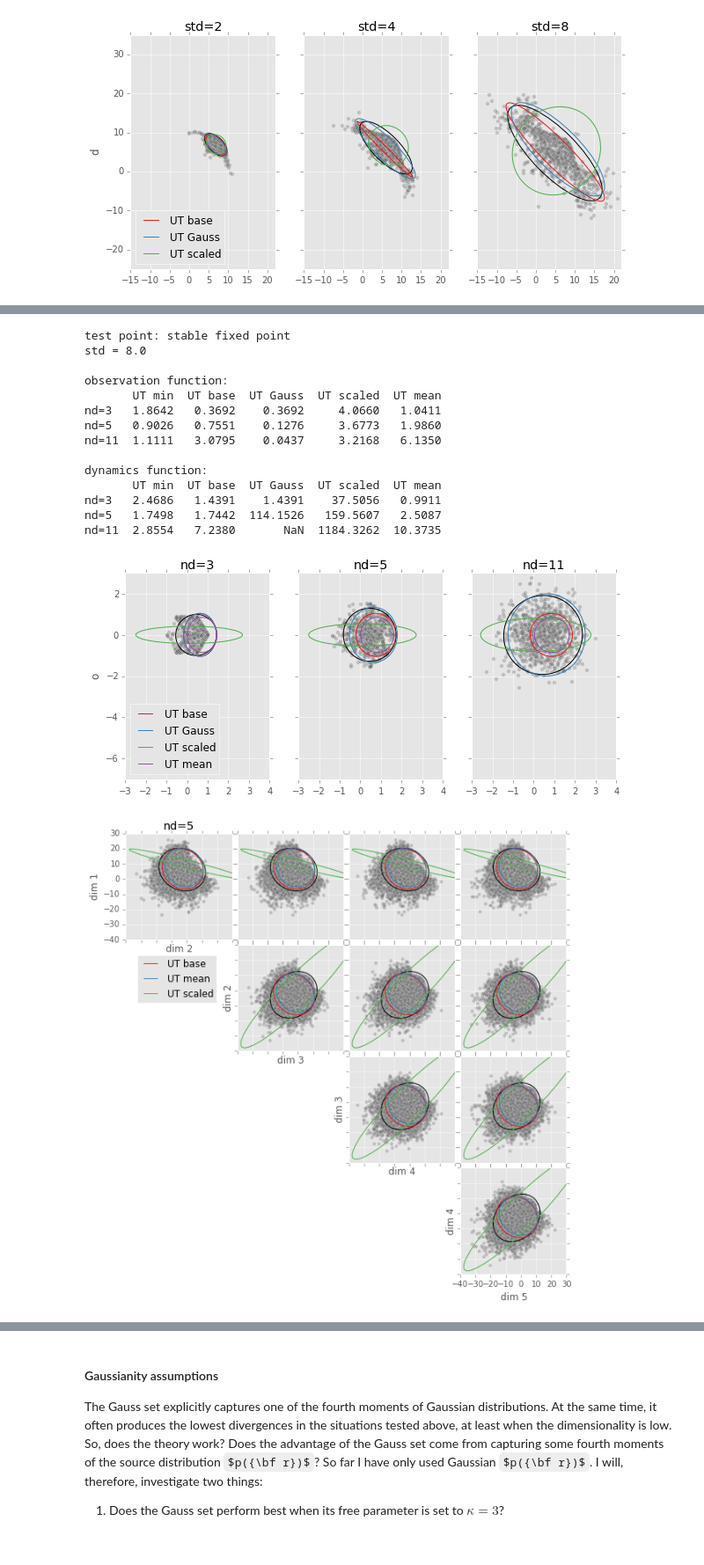
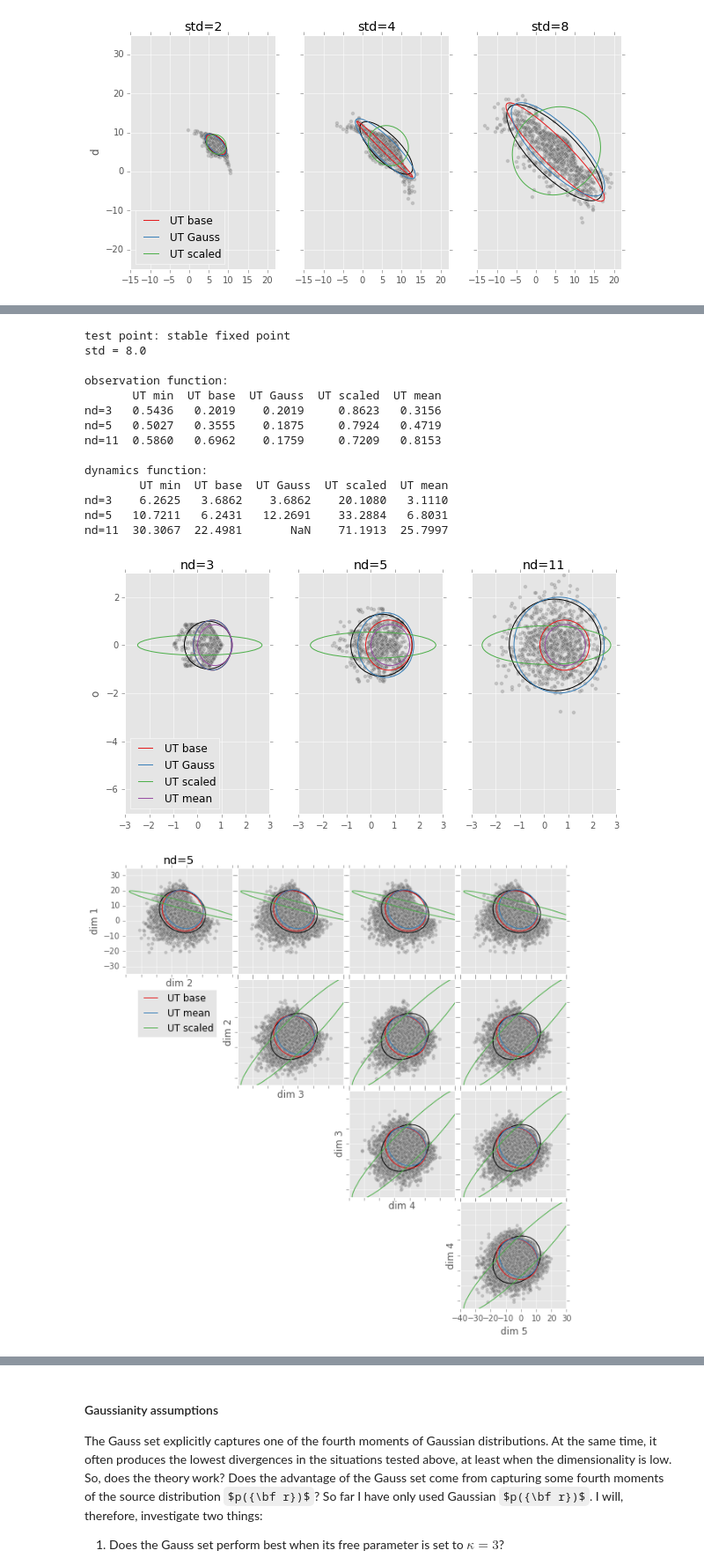
Before and after one commit to sbitzer/UKF-exposed, a Jupyter notebook: UKF.ipynb, the cells around one changed output, grey strips where cells are left out. Shown at 88% size. Drawn from its saved outputs; the diff is of its cells as text; code cells hidden in the pictures; some formulas as TeX source; blank space fills up the shorter version.

```diff
--- a/UKF.ipynb
+++ b/UKF.ipynb
@@ -1048,11 +1028,11 @@ I will use an exponential increase in the number of samples and will repeat each
 # %%
 nsample = 10 ** np.arange(1, 6)
 nrep = 20
-KLs = np.zeros((nrep, nsample.size))
+Dis = np.zeros((nrep, nsample.size))
 for i in range(nsample.size):
     for rep in range(nrep):
         meantr, covtr, _ = naiveSamplingEstimate(mean, cov, lambda x: x, nsample[i])
-        KLs[rep, i] = KLGauss(mean, cov, meantr, covtr)
+        Dis[rep, i] = WassDist(mean, cov, meantr, covtr)
 # %% [markdown]
 Here is a plot of the relationship between $D_{KL}$ and the number of samples.
 # %%
@@ -1288,7 +1270,7 @@ I can compute the UT approximations as before:
 # %%
 meanUT = np.zeros((bam.nd, num, nut, 2))
 covUT = np.zeros((bam.nd, bam.nd, num, nut, 2))
-KLs = np.zeros((num, nut, 2))
+Dis = np.zeros((num, nut, 2))
 for uti, ut in enumerate(UTs):
     for i in range(num):
         C = stdsr[i]**2 * np.eye(bam.nd)
@@ -1296,10 +1278,10 @@ for uti, ut in enumerate(UTs):
             ut.performUT(Z[:, testp], C, bam.obsfun)
         meanUT[:, i, uti, 1], covUT[:, :, i, uti, 1] = \
             ut.performUT(Z[:, testp], C, dynfun)
-        KLs[i, uti, 0] = KLGauss(meantrue[:, i, 0], covtrue[:, :, i, 0],
-                                 meanUT[:, i, uti, 0], covUT[:, :, i, uti, 0])
-        KLs[i, uti, 1] = KLGauss(meantrue[:, i, 1], covtrue[:, :, i, 1],
-                                 meanUT[:, i, uti, 1], covUT[:, :, i, uti, 1])
+        Dis[i, uti, 0] = WassDist(meantrue[:, i, 0], covtrue[:, :, i, 0],
+                                  meanUT[:, i, uti, 0], covUT[:, :, i, uti, 0])
+        Dis[i, uti, 1] = WassDist(meantrue[:, i, 1], covtrue[:, :, i, 1],
+                                  meanUT[:, i, uti, 1], covUT[:, :, i, uti, 1])
 # %% [markdown]
 leading to the following divergences for the observation function:
 # %%
@@ -1364,7 +1346,7 @@ for i in range(num):
 
 meanUT = np.zeros((bam.nd, num, nut, 2))
 covUT = np.zeros((bam.nd, bam.nd, num, nut, 2))
-KLs = np.zeros((num, nut, 2))
+Dis = np.zeros((num, nut, 2))
 for uti, ut in enumerate(UTs):
     for i in range(num):
         C = stdsr[i]**2 * np.eye(bam.nd)
@@ -1372,16 +1354,16 @@ for uti, ut in enumerate(UTs):
             ut.performUT(Z[:, testp], C, bam.obsfun)
         meanUT[:, i, uti, 1], covUT[:, :, i, uti, 1] = \
             ut.performUT(Z[:, testp], C, dynfun)
-        KLs[i, uti, 0] = KLGauss(meantrue[:, i, 0], covtrue[:, :, i, 0],
-                                 meanUT[:, i, uti, 0], covUT[:, :, i, uti, 0])
-        KLs[i, uti, 1] = KLGauss(meantrue[:, i, 1], covtrue[:, :, i, 1],
-                                 meanUT[:, i, uti, 1], covUT[:, :, i, uti, 1])
+        Dis[i, uti, 0] = WassDist(meantrue[:, i, 0], covtrue[:, :, i, 0],
+                                  meanUT[:, i, uti, 0], covUT[:, :, i, uti, 0])
+        Dis[i, uti, 1] = WassDist(meantrue[:, i, 1], covtrue[:, :, i, 1],
+                                  meanUT[:, i, uti, 1], covUT[:, :, i, uti, 1])
 
 print 'observation function:'
-print pandas.DataFrame(KLs[:, :, 0], stdlabels, utlabels).to_string()
+print pandas.DataFrame(Dis[:, :, 0], stdlabels, utlabels).to_string()
 print ''
 print 'dynamics function:'
-print pandas.DataFrame(KLs[:, :, 1], stdlabels, utlabels).to_string()
+print pandas.DataFrame(Dis[:, :, 1], stdlabels, utlabels).to_string()
 
 ax = aux.plotSamples(Strue[:, :, :, :],
                      meantrue[:, :, :], covtrue[:, :, :, :],
@@ -1445,7 +1427,7 @@ meanUTobs = np.zeros((bam.nD, num, nut))
 covUTobs = np.zeros((bam.nD, bam.nD, num, nut))
 meanUTdyn = []
 covUTdyn = []
-KLs = np.zeros((num, nut, 2))
+Dis = np.zeros((num, nut, 2))
 Z = []
 C = []
 for ndi, nd in enumerate(nds):
@@ -1480,50 +1462,50 @@ for ndi, nd in enumerate(nds):
                                                                         bam.obsfun)
         mtUT[:, uti], ctUT[:, :, uti] = ut.performUT(Z[ndi], C[ndi], dynfun)
 
-        KLs[ndi, uti, 0] = KLGauss(meantrueobs[:, ndi], covtrueobs[:, :, ndi],
-                                 meanUTobs[:, ndi, uti], covUTobs[:, :, ndi, uti])
-        KLs[ndi, uti, 1] = KLGauss(mt, ct, mtUT[:, uti], ctUT[:, :, uti])
+        Dis[ndi, uti, 0] = WassDist(meantrueobs[:, ndi], covtrueobs[:, :, ndi],
+                                    meanUTobs[:, ndi, uti], covUTobs[:, :, ndi, uti])
+        Dis[ndi, uti, 1] = WassDist(mt, ct, mtUT[:, uti], ctUT[:, :, uti])
 
     meanUTdyn.append(mtUT)
     covUTdyn.append(ctUT)
 
 ndlabels = ['nd=%d' %(y, ) for y in nds]
 
 print 'observation function:'
-print pandas.DataFrame(KLs[:, :, 0], ndlabels, utlabels).to_string()
+print pandas.DataFrame(Dis[:, :, 0], ndlabels, utlabels).to_string()
 ax = aux.plotSamples(Strueobs,
                      meantrueobs, covtrueobs,
                      meanUT=meanUTobs[:, :, 1:], covUT=covUTobs[:, :, :, 1:],
                      titles=ndlabels, ylabels=funlabels[0],
                      utlabels=utlabels[1:])
 ax[0, 0].set_ylim([-7, 3]);
 
 print '\ndynamics function:'
-print pandas.DataFrame(KLs[:, :, 1], ndlabels, utlabels).to_string()
+print pandas.DataFrame(Dis[:, :, 1], ndlabels, utlabels).to_string()
 
 ndi = 1
 utinds = np.array([1, 4, 3])
 utl = [utlabels[i] for i in utinds]
 axes = aux.plotHDSamples(Struedyn[ndi], meantruedyn[ndi], covtruedyn[ndi],
                   title=ndlabels[ndi], meanUT=meanUTdyn[ndi][:, utinds],
                   covUT=covUTdyn[ndi][:, :, utinds], utlabels=utl)
 # %% [output]
 test point: stable fixed point
 std = 8.0
 
 observation function:
        UT min  UT base  UT Gauss  UT scaled  UT mean
-nd=3   1.8642   0.3692    0.3692     4.0660   1.0411
-nd=5   0.9026   0.7551    0.1276     3.6773   1.9860
-nd=11  1.1111   3.0795    0.0437     3.2168   6.1350
+nd=3   0.5436   0.2019    0.2019     0.8623   0.3156
+nd=5   0.5027   0.3555    0.1875     0.7924   0.4719
+nd=11  0.5860   0.6962    0.1759     0.7209   0.8153
 
 dynamics function:
-       UT min  UT base  UT Gauss  UT scaled  UT mean
-nd=3   2.4686   1.4391    1.4391    37.5056   0.9911
-nd=5   1.7498   1.7442  114.1526   159.5607   2.5087
-nd=11  2.8554   7.2380       NaN  1184.3262  10.3735
+        UT min  UT base  UT Gauss  UT scaled  UT mean
+nd=3    6.2625   3.6862    3.6862    20.1080   3.1110
+nd=5   10.7211   6.2431   12.2691    33.2884   6.8031
+nd=11  30.3067  22.4981       NaN    71.1913  25.7997
-[figure, old version]
+[figure, new version]
-[figure, old version]
+[figure, new version]
 # %% [markdown]
 __Results for the stable fixed point.__ For the observation function I observe that the transformed distributions are reasonably well approximated by all but the scaled set which underestimates the spread of the transformed distribution in one dimension irrespective of the dimensionality. Mean and base sets, however, also tend to underestimate the spread of the transformed distribution which becomes more severe as the dimensionality increases. The Gauss set works exceptionally well, even as the dimensionality of the source distribution, $p({\bf r})$, increases.
 
```
Also changed, not shown: parts of 57 cells of this notebook, 1 other file.
